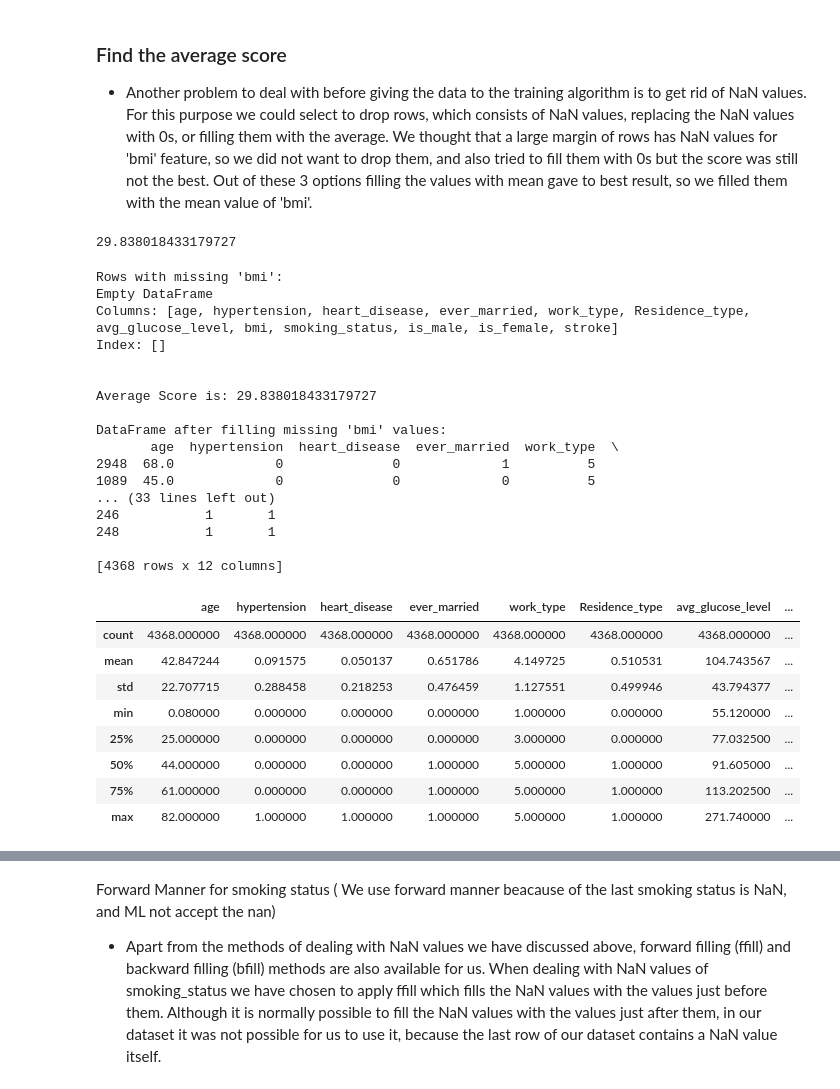
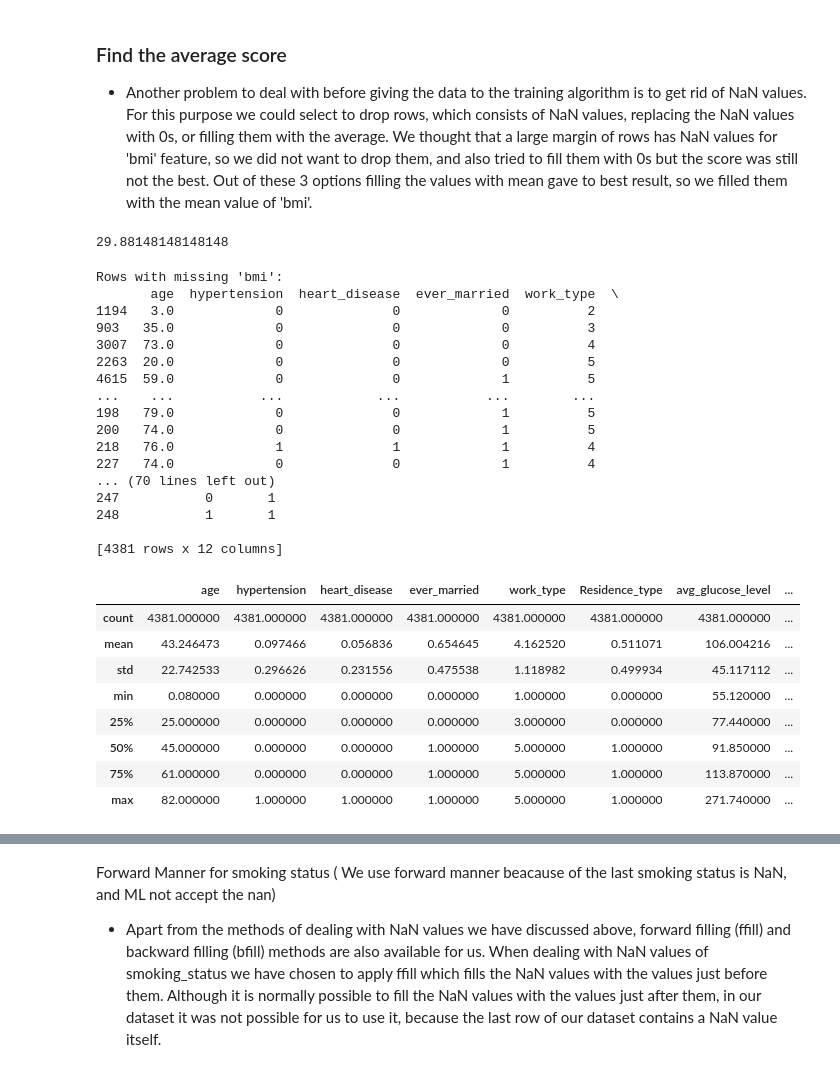
Before and after one commit to yunusemredincell/Stroke-Prediction-Project, a Jupyter notebook: Stroke-Prediction-Project/stroketest.ipynb, the cells around one changed output, grey strips where cells are left out. Saved outputs shown, nothing was run; the diff lists cells and outputs as text; code cells hidden in the pictures.

```diff
--- a/Stroke-Prediction-Project/stroketest.ipynb
+++ b/Stroke-Prediction-Project/stroketest.ipynb
@@ -152,7 +152,8 @@ dtype: int64
 # %% [markdown]
 ### Cleaning Outlier Data from BMI
 # %%
-df = df[(df['bmi'] > 12) & (df['bmi'] < 50)]
+df = df[df['bmi'].between(12, 50) | df['bmi'].isna()]
+
 print(df)
 sns.catplot(df.iloc[:, 1:3])
 sns.catplot(df.iloc[:, 3:6])
@@ -185,7 +203,7 @@ sns.catplot(df.iloc[:, 7:8])
 # %%
 from imblearn.under_sampling import RandomUnderSampler
 
-RUS = RandomUnderSampler(sampling_strategy=0.05)
+RUS = RandomUnderSampler(sampling_strategy=0.06)
 y = df['stroke']
 x = df.drop(columns=['stroke'])
 
@@ -248,7 +266,7 @@ without_NaN = df_copy.dropna()
 average_score = without_NaN['bmi'].mean()
 average_score
 # %% [output]
-29.838018433179727
+29.88148148148148
 # %%
 missing_score_rows = df[df['bmi'].isna()]
 print("Rows with missing 'bmi':")
@@ -258,35 +276,35 @@ print("\nDataFrame after filling missing 'bmi' values:")
 print(df)
 # %% [output]
 Rows with missing 'bmi':
-Empty DataFrame
-Columns: [age, hypertension, heart_disease, ever_married, work_type, Residence_type, avg_glucose_level, bmi, smoking_status, is_male, is_female, stroke]
-Index: []
-
-
-Average Score is: 29.838018433179727
-
-DataFrame after filling missing 'bmi' values:
        age  hypertension  heart_disease  ever_married  work_type  \
-2948  68.0             0              0             1          5
-1089  45.0             0              0             0          5
-... (33 lines left out)
-246           1       1
+1194   3.0             0              0             0          2
+903   35.0             0              0             0          3
+3007  73.0             0              0             0          4
+2263  20.0             0              0             0          5
+4615  59.0             0              0             1          5
+...    ...           ...            ...           ...        ...
+198   79.0             0              0             1          5
+200   74.0             0              0             1          5
+218   76.0             1              1             1          4
+227   74.0             0              0             1          4
+... (70 lines left out)
+247           0       1
 248           1       1
 
-[4368 rows x 12 columns]
+[4381 rows x 12 columns]
 # %%
 # Filling the NaN values with mean
 # and displaying a brief summary
 # of the data after the operations so far
-df_copy['bmi'].fillna(average_score,inplace= True)
-df_copy.describe()
+df['bmi'].fillna(average_score,inplace= True)
+df.describe()
 # %% [output]
 |  | age | hypertension | heart_disease | ever_married | work_type | Residence_type | avg_glucose_level | ... |
-| count | 4368.000000 | 4368.000000 | 4368.000000 | 4368.000000 | 4368.000000 | 4368.000000 | 4368.000000 | ... |
-| mean | 42.847244 | 0.091575 | 0.050137 | 0.651786 | 4.149725 | 0.510531 | 104.743567 | ... |
-| std | 22.707715 | 0.288458 | 0.218253 | 0.476459 | 1.127551 | 0.499946 | 43.794377 | ... |
+| count | 4381.000000 | 4381.000000 | 4381.000000 | 4381.000000 | 4381.000000 | 4381.000000 | 4381.000000 | ... |
+| mean | 43.246473 | 0.097466 | 0.056836 | 0.654645 | 4.162520 | 0.511071 | 106.004216 | ... |
+| std | 22.742533 | 0.296626 | 0.231556 | 0.475538 | 1.118982 | 0.499934 | 45.117112 | ... |
 | min | 0.080000 | 0.000000 | 0.000000 | 0.000000 | 1.000000 | 0.000000 | 55.120000 | ... |
-| 25% | 25.000000 | 0.000000 | 0.000000 | 0.000000 | 3.000000 | 0.000000 | 77.032500 | ... |
-| 50% | 44.000000 | 0.000000 | 0.000000 | 1.000000 | 5.000000 | 1.000000 | 91.605000 | ... |
-| 75% | 61.000000 | 0.000000 | 0.000000 | 1.000000 | 5.000000 | 1.000000 | 113.202500 | ... |
+| 25% | 25.000000 | 0.000000 | 0.000000 | 0.000000 | 3.000000 | 0.000000 | 77.440000 | ... |
+| 50% | 45.000000 | 0.000000 | 0.000000 | 1.000000 | 5.000000 | 1.000000 | 91.850000 | ... |
+| 75% | 61.000000 | 0.000000 | 0.000000 | 1.000000 | 5.000000 | 1.000000 | 113.870000 | ... |
 | max | 82.000000 | 1.000000 | 1.000000 | 1.000000 | 5.000000 | 1.000000 | 271.740000 | ... |
```
Also changed, not shown: parts of 30 cells of this notebook.
